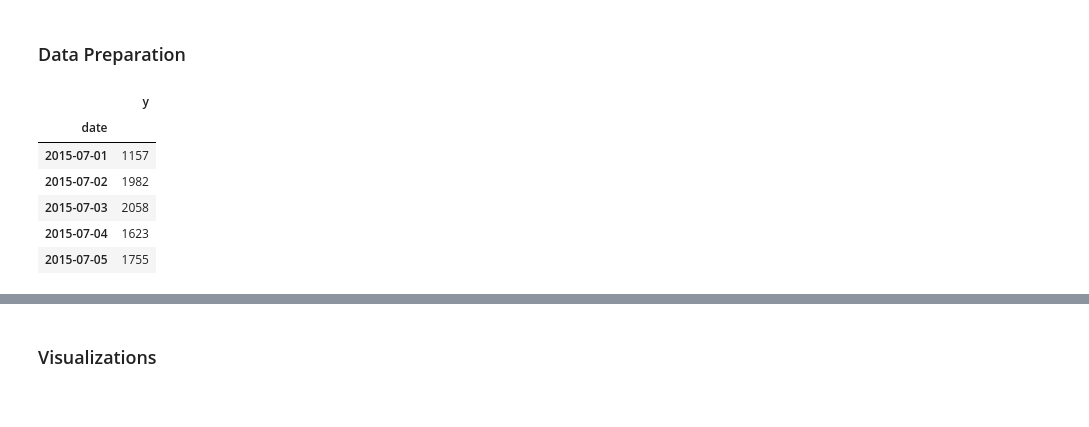
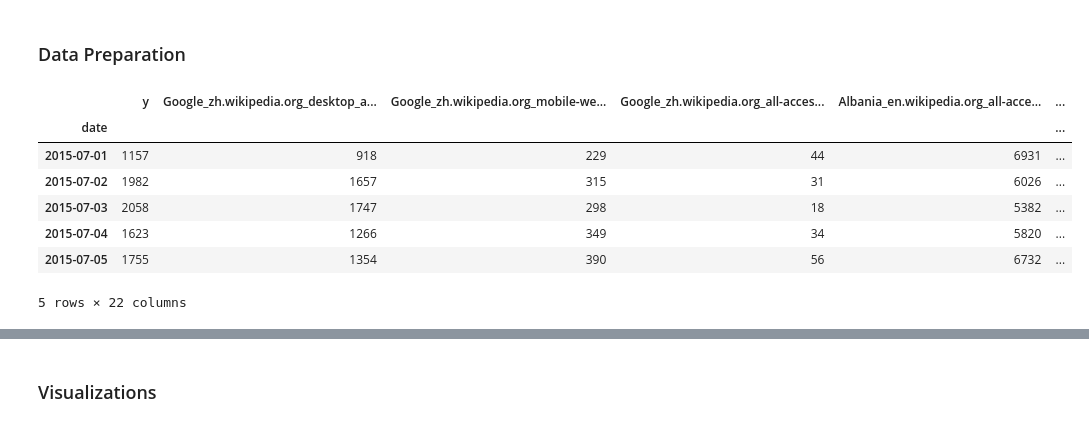
Before and after one commit to gentrexha/energy_efficient_ds, a Jupyter notebook: Assignment P3/notebooks/Assignment_P3_WebTraffic_LSTM.ipynb, the cells around one changed output, grey strips where cells are left out. Saved outputs shown, nothing was run; the diff lists cells and outputs as text; code cells hidden in the pictures.

```diff
--- a/Assignment P3/notebooks/Assignment_P3_WebTraffic_LSTM.ipynb
+++ b/Assignment P3/notebooks/Assignment_P3_WebTraffic_LSTM.ipynb
@@ -30,27 +30,31 @@ else:
 # %%
 def parse(x):
     return datetime.strptime(x, '%Y %m %d %H')
 
-df = pd.read_csv(data_path / 'web_traffic_wikipedia_tiny.csv', date_parser=parse)
+df = pd.read_csv(data_path / 'web_traffic_wikipedia_tiny.csv')
 df = df.transpose()
+
 df = df.rename(columns=df.iloc[0]).drop(df.index[0])
 df.reset_index(level=0, inplace=True)
 df = df.rename(index=str, columns={"index": "date"})
-df['date'] =  pd.to_datetime(df['date'],
-                              format='%Y %m %d')
-# Select only 2 columns and rename them for quickstart example
-df = df[['date','Google_zh.wikipedia.org_all-access_all-agents']]
+df['date'] = pd.to_datetime(df['date'], infer_datetime_format=True)
+
 df = df.rename(index=str, columns={"Google_zh.wikipedia.org_all-access_all-agents": "y"})
 df = df.set_index('date')
-df.head()
+
+# Mark all NA values with 0
+df['y'].fillna(0, inplace=True)
+
+display(df.head())
 # %% [output]
-|  | y |
-| date |  |
-| 2015-07-01 | 1157 |
-| 2015-07-02 | 1982 |
-| 2015-07-03 | 2058 |
-| 2015-07-04 | 1623 |
-| 2015-07-05 | 1755 |
+|  | y | Google_zh.wikipedia.org_desktop_a... | Google_zh.wikipedia.org_mobile-we... | Google_zh.wikipedia.org_all-acces... | Albania_en.wikipedia.org_all-acce... | ... |
+| date |  |  |  |  |  | ... |
+| 2015-07-01 | 1157 | 918 | 229 | 44 | 6931 | ... |
+| 2015-07-02 | 1982 | 1657 | 315 | 31 | 6026 | ... |
+| 2015-07-03 | 2058 | 1747 | 298 | 18 | 5382 | ... |
+| 2015-07-04 | 1623 | 1266 | 349 | 34 | 5820 | ... |
+| 2015-07-05 | 1755 | 1354 | 390 | 56 | 6732 | ... |
+5 rows × 22 columns
 # %%
 import random
 from copy import deepcopy
```
Also changed, not shown: parts of 10 cells of this notebook, 6 other files.
